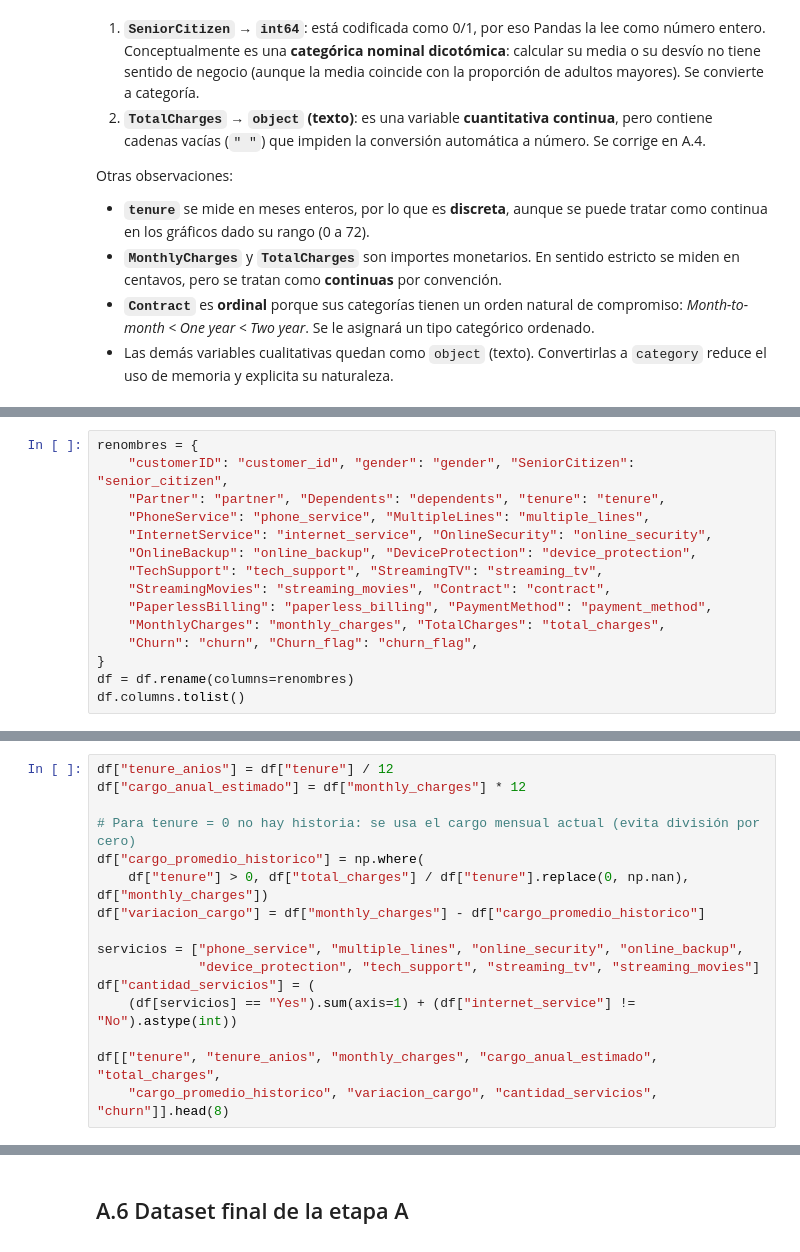
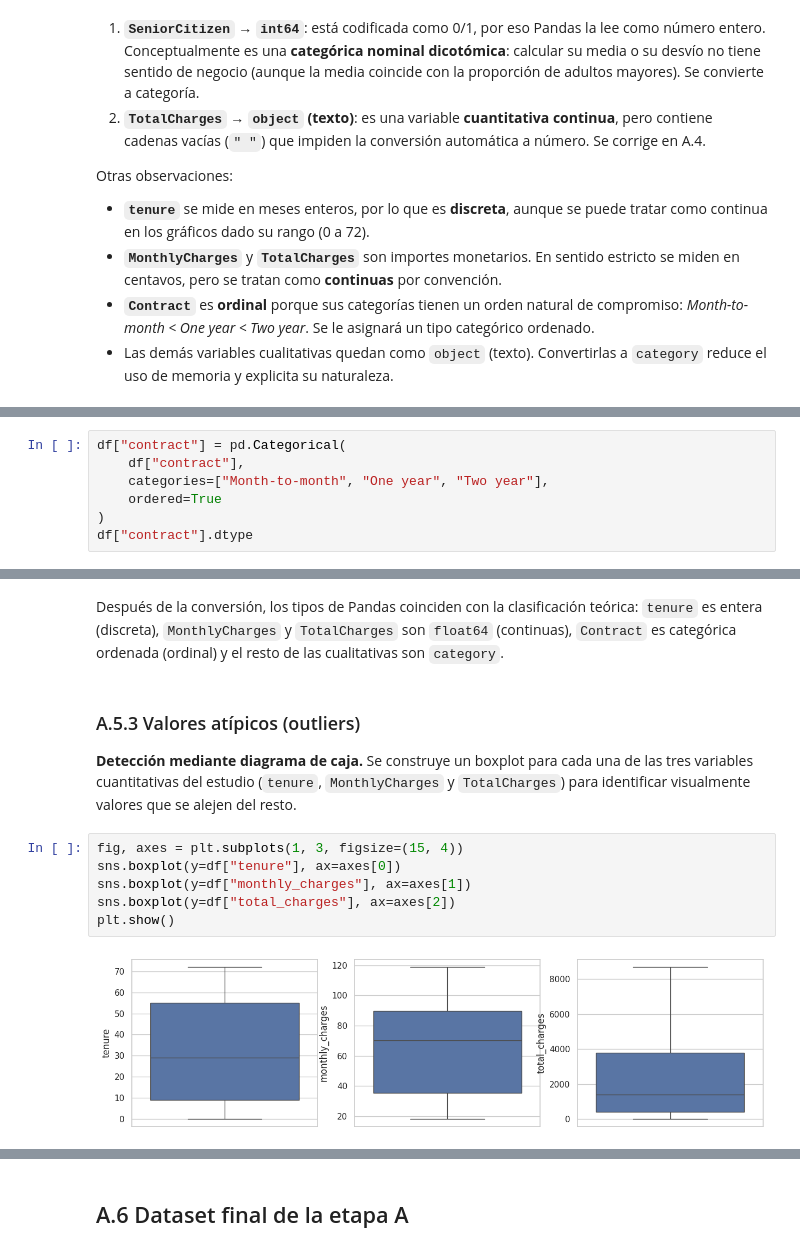
Before and after one commit to Lea-2005/tpi-analisis-de-datos-grupo-3, a Jupyter notebook: notebooks/TPI_Analisis_de_Datos.ipynb, the cells around one changed output, grey strips where cells are left out. Cells and saved outputs as stored; diff of their text form.

```diff
--- a/notebooks/TPI_Analisis_de_Datos.ipynb
+++ b/notebooks/TPI_Analisis_de_Datos.ipynb
@@ -315,0 +670,7 @@ Nulos restantes en todo el dataset: 0
+# %%
+df["contract"] = pd.Categorical(
+    df["contract"],
+    categories=["Month-to-month", "One year", "Two year"],
+    ordered=True
+)
+df["contract"].dtype
@@ -454,15 +687,0 @@ Estandarizamos los nombres a `snake_case` en minúsculas para que sean consisten
-# %%
-renombres = {
-    "customerID": "customer_id", "gender": "gender", "SeniorCitizen": "senior_citizen",
-    "Partner": "partner", "Dependents": "dependents", "tenure": "tenure",
-    "PhoneService": "phone_service", "MultipleLines": "multiple_lines",
-    "InternetService": "internet_service", "OnlineSecurity": "online_security",
-    "OnlineBackup": "online_backup", "DeviceProtection": "device_protection",
-    "TechSupport": "tech_support", "StreamingTV": "streaming_tv",
-    "StreamingMovies": "streaming_movies", "Contract": "contract",
-    "PaperlessBilling": "paperless_billing", "PaymentMethod": "payment_method",
-    "MonthlyCharges": "monthly_charges", "TotalCharges": "total_charges",
-    "Churn": "churn", "Churn_flag": "churn_flag",
-}
-df = df.rename(columns=renombres)
-df.columns.tolist()
@@ -508,16 +687,0 @@ Creamos variables derivadas mediante **operaciones aritméticas directas entre c
-# %%
-df["tenure_anios"] = df["tenure"] / 12
-df["cargo_anual_estimado"] = df["monthly_charges"] * 12
-
-# Para tenure = 0 no hay historia: se usa el cargo mensual actual (evita división por cero)
-df["cargo_promedio_historico"] = np.where(
-    df["tenure"] > 0, df["total_charges"] / df["tenure"].replace(0, np.nan), df["monthly_charges"])
-df["variacion_cargo"] = df["monthly_charges"] - df["cargo_promedio_historico"]
-
-servicios = ["phone_service", "multiple_lines", "online_security", "online_backup",
-             "device_protection", "tech_support", "streaming_tv", "streaming_movies"]
-df["cantidad_servicios"] = (
-    (df[servicios] == "Yes").sum(axis=1) + (df["internet_service"] != "No").astype(int))
-
-df[["tenure", "tenure_anios", "monthly_charges", "cargo_anual_estimado", "total_charges",
-    "cargo_promedio_historico", "variacion_cargo", "cantidad_servicios", "churn"]].head(8)
@@ -705,0 +688,16 @@ Estas diferencias son descriptivas. Su análisis estadístico y gráfico se desa
+# %% [markdown]
+Después de la conversión, los tipos de Pandas coinciden con la clasificación teórica: `tenure` es entera (discreta), `MonthlyCharges` y `TotalCharges` son `float64` (continuas), `Contract` es categórica ordenada (ordinal) y el resto de las cualitativas son `category`.
+# %% [markdown]
+### A.5.3 Valores atípicos (outliers)
+
+**Detección mediante diagrama de caja.** Se construye un boxplot para cada una de
+las tres variables cuantitativas del estudio (`tenure`, `MonthlyCharges` y
+`TotalCharges`) para identificar visualmente valores que se alejen del resto.
+# %%
+fig, axes = plt.subplots(1, 3, figsize=(15, 4))
+sns.boxplot(y=df["tenure"], ax=axes[0])
+sns.boxplot(y=df["monthly_charges"], ax=axes[1])
+sns.boxplot(y=df["total_charges"], ax=axes[2])
+plt.show()
+# %% [output]
+[figure, added]
```
Also changed, not shown: parts of 109 cells of this notebook.
